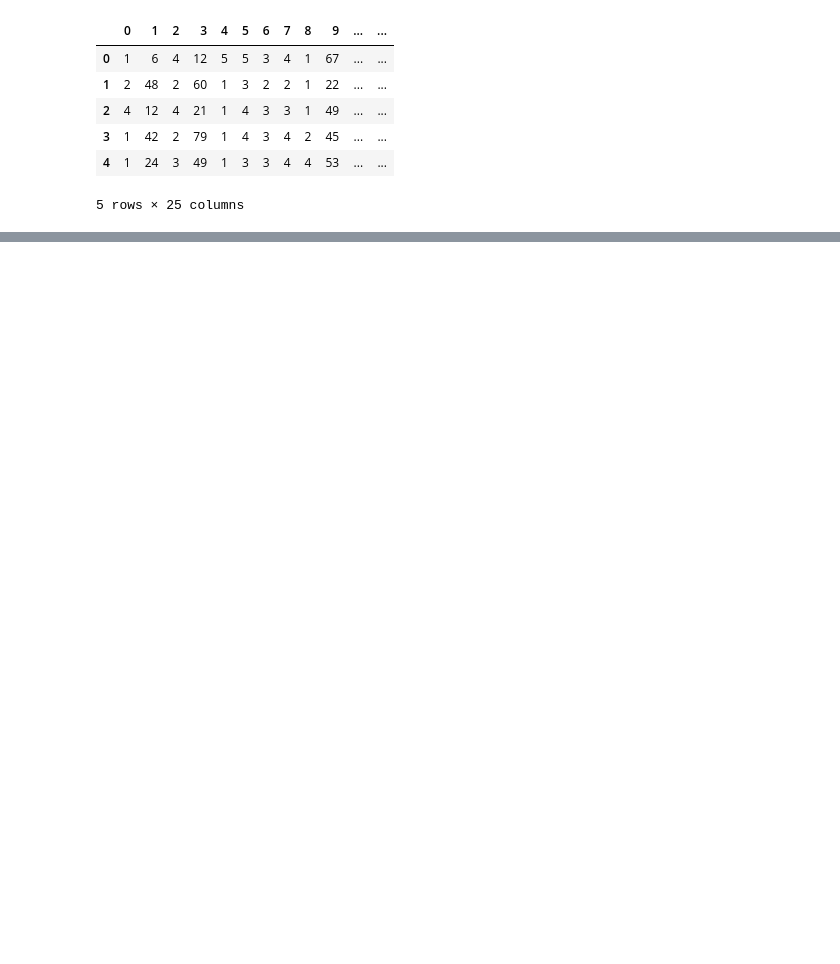
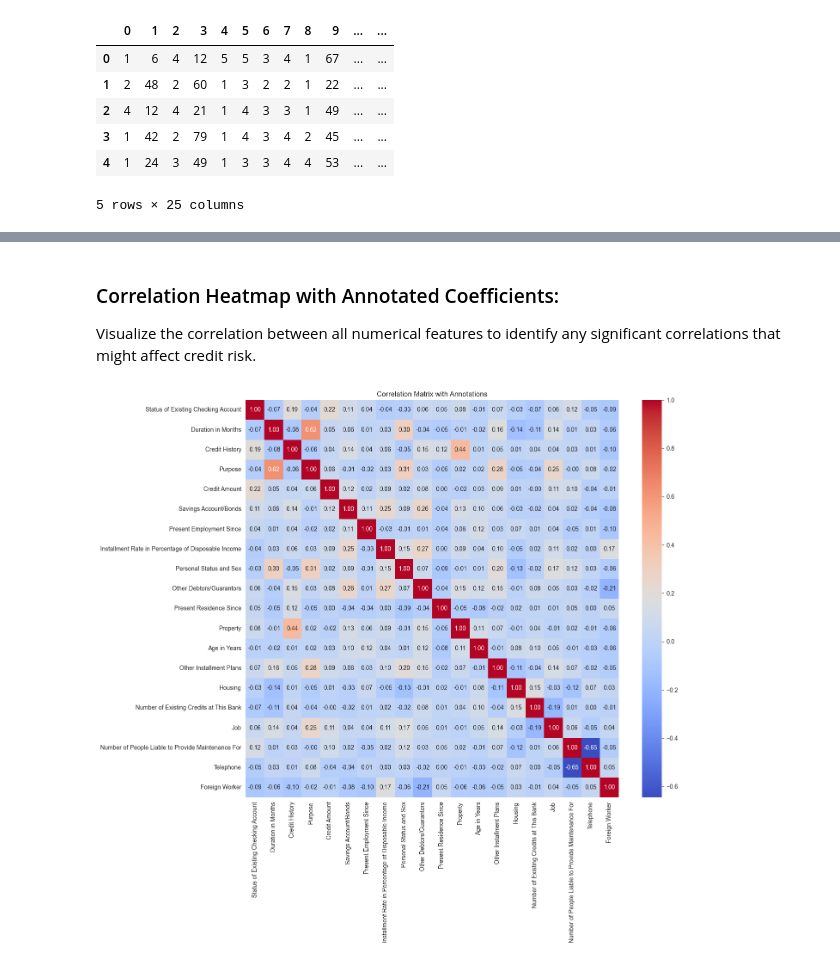
Before and after one commit to Enr1queRojas/Portfolio, a Jupyter notebook: clasic_models/notebooks/german_credit_EDA.ipynb, the cells around one changed output, grey strips where cells are left out. Cells and saved outputs as stored; diff of their text form; code cells hidden in the pictures; blank space fills up the shorter version.

```diff
--- a/clasic_models/notebooks/german_credit_EDA.ipynb
+++ b/clasic_models/notebooks/german_credit_EDA.ipynb
@@ -33,0 +160,10 @@ data.head()
+# %% [markdown]
+### Correlation Heatmap with Annotated Coefficients:
+Visualize the correlation between all numerical features to identify any significant correlations that might affect credit risk.
+# %%
+plt.figure(figsize=(14, 12))
+sns.heatmap(data.corr(), annot=True, fmt=".2f", cmap='coolwarm')
+plt.title('Correlation Matrix with Annotations')
+plt.show()
+# %% [output]
+[figure, added]
```
Also changed, not shown: parts of 16 cells of this notebook.
